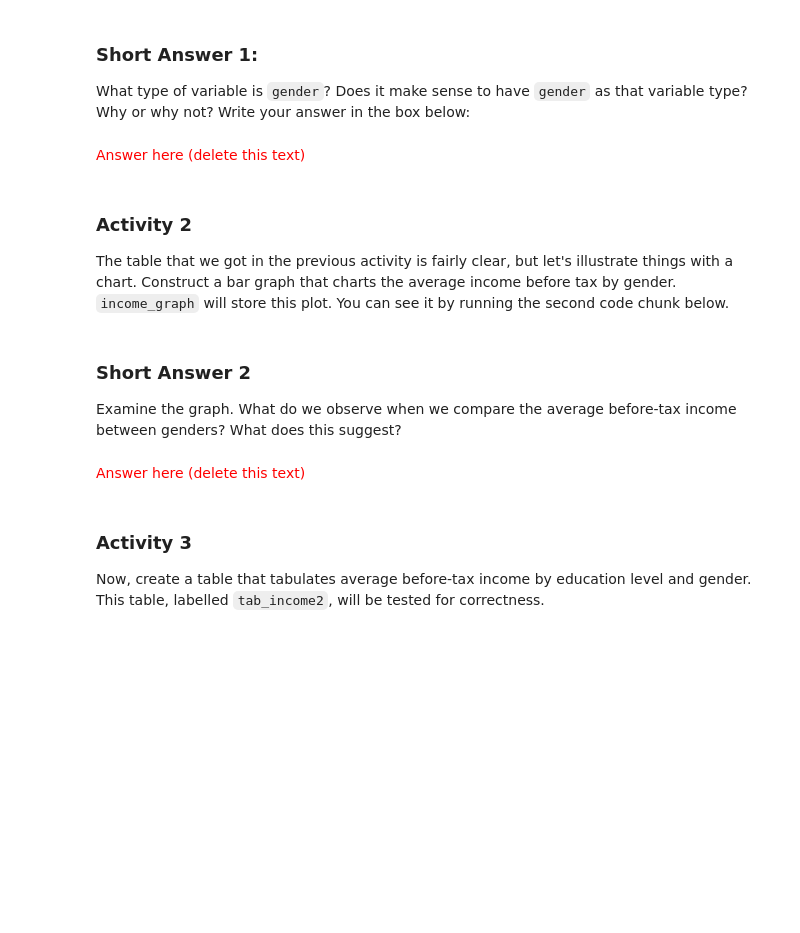
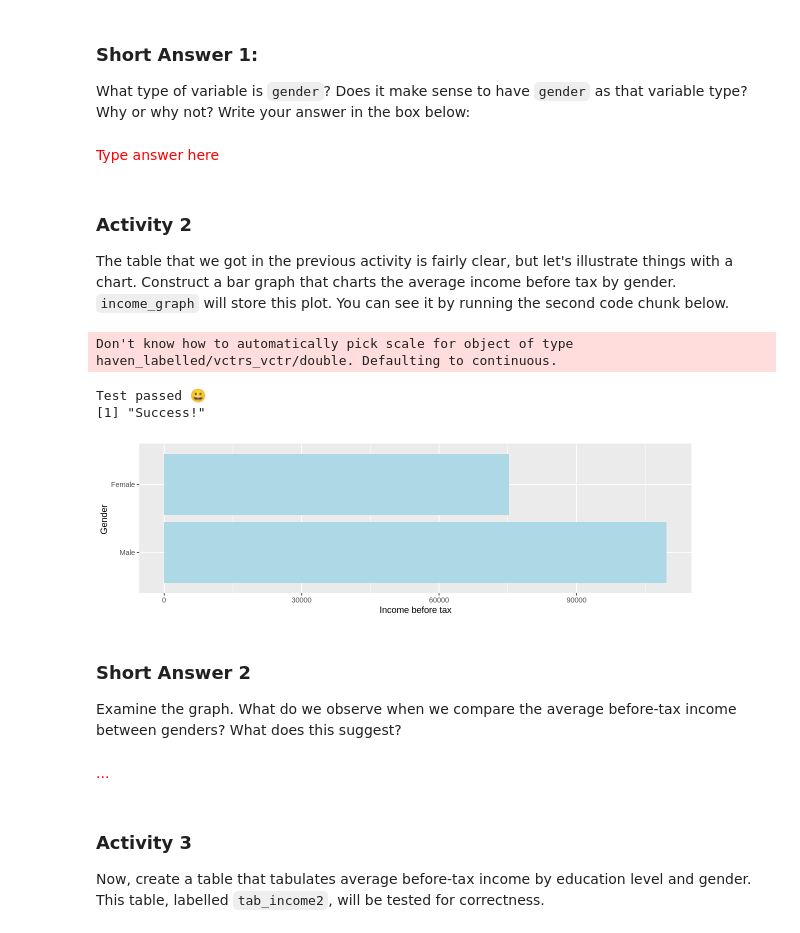
Before and after one commit to ubcecon/comet-project, a Jupyter notebook: docs/econ_326/Module_1/Module1_question.ipynb, the cells around one changed output. Saved outputs shown, nothing was run; the diff lists cells and outputs as text; code cells hidden in the pictures; blank space fills up the shorter version.

```diff
--- a/docs/econ_326/Module_1/Module1_question.ipynb
+++ b/docs/econ_326/Module_1/Module1_question.ipynb
@@ -379,13 +590,28 @@ test_1() #quiz 1
 
 What type of variable is ``gender``? Does it make sense to have ``gender`` as that variable type? Why or why not?  Write your answer in the box below:
 # %% [markdown]
-<font color="red">Answer here (delete this text)</font>
+<font color="red">Type answer here
+</font>
 # %% [markdown]
 ### Activity 2
 
 The table that we got in the previous activity is fairly clear, but let's illustrate things with a chart. Construct a bar graph that charts the average income before tax by gender. ``income_graph`` will store this plot. You can see it by running the second code chunk below.
 # %%
+source("functions1.r")
+
 SFS_data$gender <- haven::as_factor(SFS_data$gender)
-income_graph <- ggplot(data = SFS_data, aes(x = , y = income_before_tax)) + xlab(" ") + ylab("Income before tax")  #what goes in the x = spot?  what goes in xlab("")?
+income_graph <- ggplot(data = SFS_data, aes(x = gender, y = income_before_tax)) + xlab("Gender ") + ylab("Income before tax")  #what goes in the x = spot?  what goes in xlab("")?
 income_graph <- income_graph + geom_bar(stat = "summary", fun = mean, fill = "lightblue")
 income_graph <- income_graph + coord_flip()
+
+
+income_graph
+
+
+answer1_5 <- income_graph
+test_1_5() #quiz 1.5
+# %% [output]
+Don't know how to automatically pick scale for object of type haven_labelled/vctrs_vctr/double. Defaulting to continuous.
+Test passed 😀
+[1] "Success!"
+[figure, added]
@@ -395,7 +619,7 @@ income_graph
 ### Short Answer 2
 Examine the graph.  What do we observe when we compare the average before-tax income between genders? What does this suggest?
 # %% [markdown]
-<font color="red">Answer here (delete this text)</font>
+<font color="red">...</font>
 # %% [markdown]
 ### Activity 3
 Now, create a table that tabulates average before-tax income by education level and gender. This table, labelled ``tab_income2``, will be tested for correctness.
```
Also changed, not shown: parts of 49 cells of this notebook, 1 other file.
